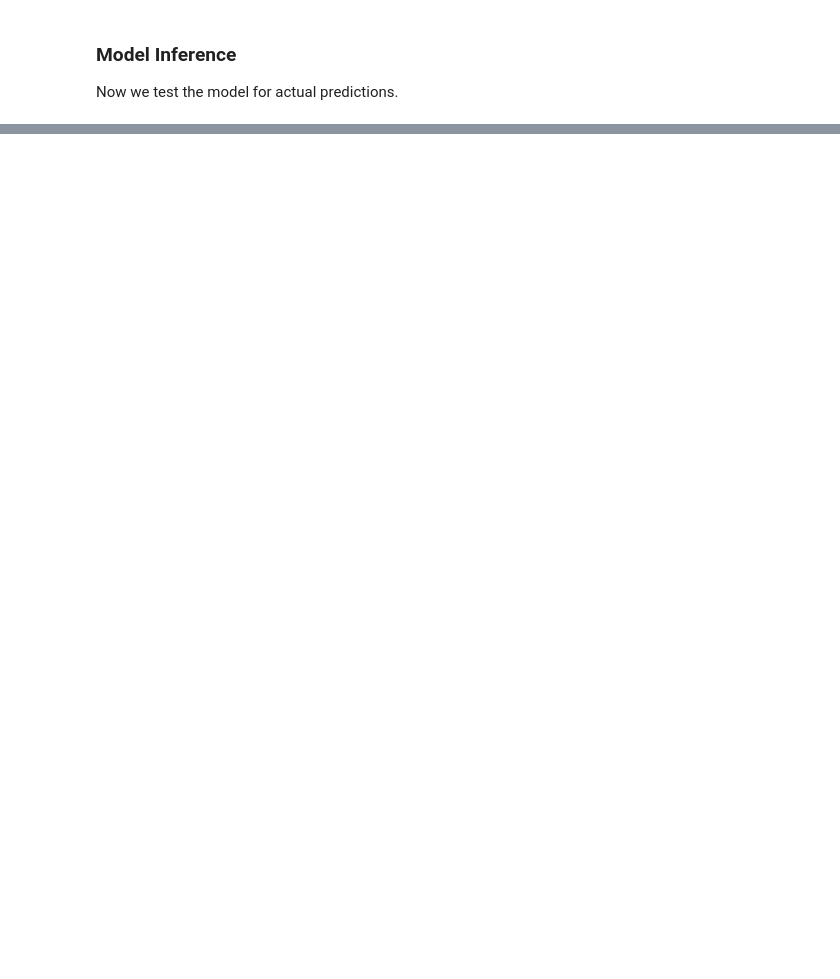
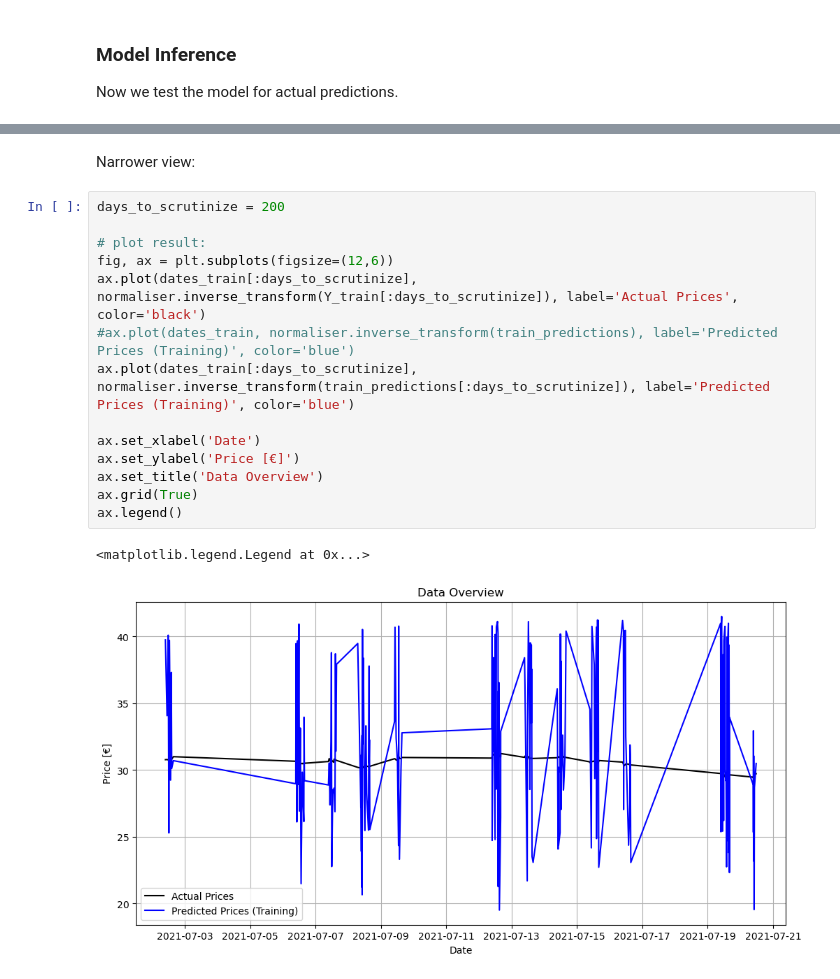
Before and after one commit to paulruesing/hybrid-rl-index-trading, a Jupyter notebook: notebooks/predictor_dev.ipynb, the cells around one changed output, grey strips where cells are left out. Drawn from its saved outputs; the diff is of its cells as text; blank space fills up the shorter version.

```diff
--- a/notebooks/predictor_dev.ipynb
+++ b/notebooks/predictor_dev.ipynb
@@ -398 +448,20 @@ ax.legend()
+# %% [markdown]
+Narrower view:
+# %%
+days_to_scrutinize = 200
+
+# plot result:
+fig, ax = plt.subplots(figsize=(12,6))
+ax.plot(dates_train[:days_to_scrutinize], normaliser.inverse_transform(Y_train[:days_to_scrutinize]), label='Actual Prices', color='black')
+#ax.plot(dates_train, normaliser.inverse_transform(train_predictions), label='Predicted Prices (Training)', color='blue')
+ax.plot(dates_train[:days_to_scrutinize], normaliser.inverse_transform(train_predictions[:days_to_scrutinize]), label='Predicted Prices (Training)', color='blue')
+
+ax.set_xlabel('Date')
+ax.set_ylabel('Price [€]')
+ax.set_title('Data Overview')
+ax.grid(True)
+ax.legend()
+# %% [output]
+<matplotlib.legend.Legend at 0x...>
+[figure, added]
 # %%
```
Also changed, not shown: parts of 23 cells of this notebook.
